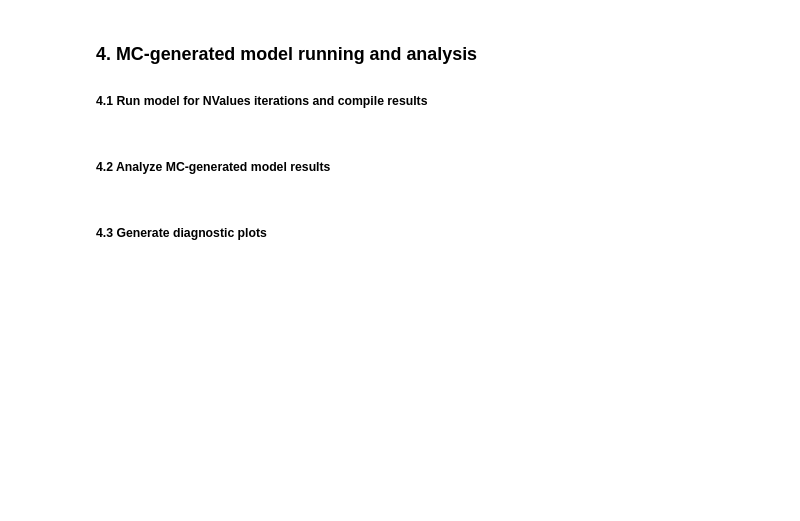
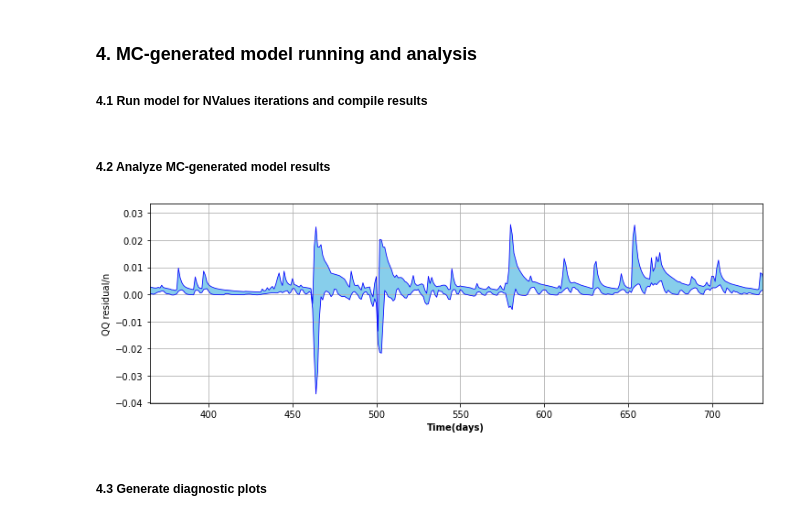
Before and after one commit to david-edu-morales/imp, a Jupyter notebook: imp05/imp05_morales.ipynb, the cells around one changed output. Drawn from its saved outputs; the diff is of its cells as text; code cells hidden in the pictures; blank space fills up the shorter version.

Commit message:
IMP05: Uncertainty work
1.  (QQsim-QQobs)/N time series plot
2. Uncertainty Analysis (fixed parameter)

```diff
--- a/imp05/imp05_morales.ipynb
+++ b/imp05/imp05_morales.ipynb
@@ -108 +111,4 @@ ParBounds = [[10,300], [0.5,1.5], [0.0,0.5], [0.0,0.9], [0.0001,0.1], [0.1,0.9]]
 ParSetList = ParSets(ParBounds, NValues)
+# %%
+ParSetListExp = ParSets(ParBounds, 5)
+ParSetListExp
@@ -108,0 +133,13 @@ ParSetList = ParSets(ParBounds, NValues)
+# %%
+# a = ParSetListExp
+# n = 8
+# [[n if i == 0 else x for i, x in enumerate(y)] for y in a]
+
+OptParSet = [77.1, 0.5, 0.049, 0.019, 0.0001, 0.576]
+NPars = len(OptParSet); OptParIdx = np.arange(0, NPars, 1)
+FixedParSet = []
+
+for i in OptParIdx:
+    OptPar = OptParSet[i]
+    FixedPar_i_Set = [[OptPar if j == i else x for j,x in enumerate(ParSet)] for ParSet in ParSetListExp]
+    FixedParSet.append(FixedPar_i_Set)
@@ -132,6 +178,30 @@ for i in ParSetsIdx:
 #==== Calculate the 0.5 and 0.95 quantiles for streamflow values from MC-generated parameter values =========
 QQ_95_quantile = np.quantile(QQsimList, 0.95, axis=0, keepdims=True)[0]
 QQ_05_quantile = np.quantile(QQsimList, 0.05, axis=0, keepdims=True)[0]
+# %%
+#==== Calculate the uncertainty of streamflow values from MC-gen parameter values ==========================
+QQsimArray            = np.array(QQsimList)
+QQresidual            = QQsimArray-QQobs
+QQresidual_normalized = QQresidual/NTime
+
+QQres_05_quantile = np.quantile(QQresidual_normalized, 0.95, axis=0, keepdims=True)[0].reshape(NTime,)
+QQres_95_quantile = np.quantile(QQresidual_normalized, 0.05, axis=0, keepdims=True)[0].reshape(NTime,)
+# %%
+QQn_95 = np.transpose(QQres_95_quantile)
+QQn_05 = np.transpose(QQres_05_quantile)
+
+fig, ax = plt.subplots(figsize=(12,4))
+
+ax.plot(Time, QQn_95, '-b', linewidth=0.8)
+ax.plot(Time, QQn_05, '-b', linewidth=0.8)
+ax.fill_between(Time, QQn_95, QQn_05, facecolor='skyblue')
+ax.set_xlim(365, 730)
+ax.set_xlabel('Time(days)', fontweight='bold')
+ax.set_ylabel('QQ residual/n')
+ax.grid('--k')
+plt.show()
+# %% [output]
+[figure, added]
 # %% [markdown]
 ##### 4.3 Generate diagnostic plots
 # %%
```
Also changed, not shown: parts of 7 cells of this notebook.
